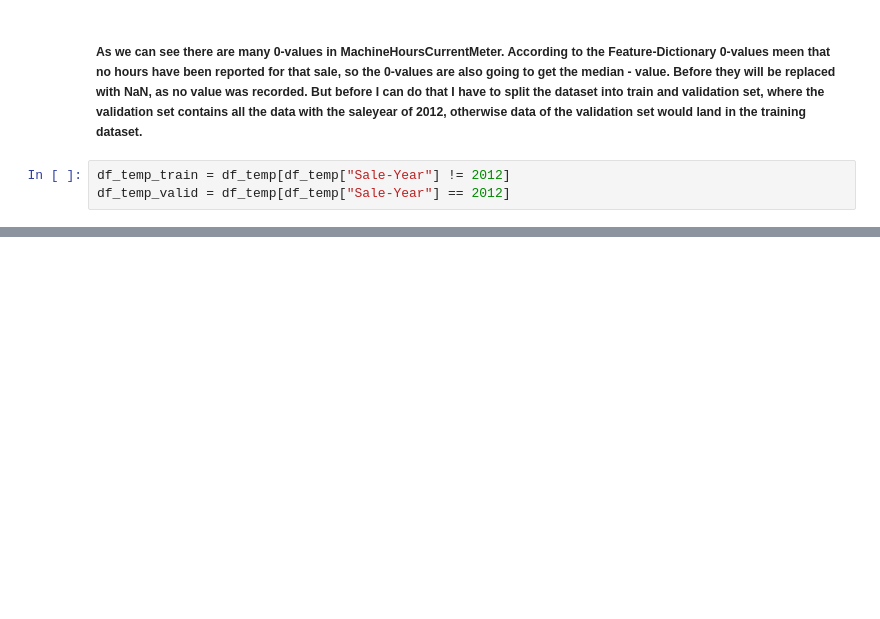
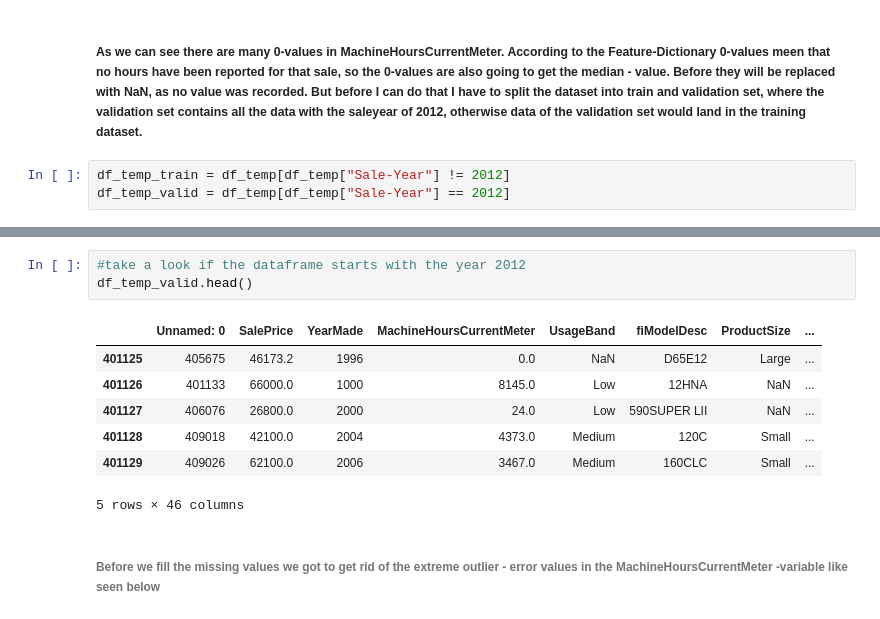
Before and after one commit to Ritsch1/Bulldozer-Prizing-Regression-Model, a Jupyter notebook: notebook/Bulldozer-Pricing-Regression-Model.ipynb, the cells around one changed output, grey strips where cells are left out. Cells and saved outputs as stored; diff of their text form; blank space fills up the shorter version.

```diff
--- a/notebook/Bulldozer-Pricing-Regression-Model.ipynb
+++ b/notebook/Bulldozer-Pricing-Regression-Model.ipynb
@@ -348,0 +360,13 @@ df_temp_valid = df_temp[df_temp["Sale-Year"] == 2012]
+# %%
+#take a look if the dataframe starts with the year 2012
+df_temp_valid.head()
+# %% [output]
+|  | Unnamed: 0 | SalePrice | YearMade | MachineHoursCurrentMeter | UsageBand | fiModelDesc | ProductSize | ... |
+| 401125 | 405675 | 46173.2 | 1996 | 0.0 | NaN | D65E12 | Large | ... |
+| 401126 | 401133 | 66000.0 | 1000 | 8145.0 | Low | 12HNA | NaN | ... |
+| 401127 | 406076 | 26800.0 | 2000 | 24.0 | Low | 590SUPER LII | NaN | ... |
+| 401128 | 409018 | 42100.0 | 2004 | 4373.0 | Medium | 120C | Small | ... |
+| 401129 | 409026 | 62100.0 | 2006 | 3467.0 | Medium | 160CLC | Small | ... |
+5 rows × 46 columns
+# %% [markdown]
+###### Before we fill the missing values we got to get rid of the extreme outlier - error values in the MachineHoursCurrentMeter -variable like seen below
```
Also changed, not shown: parts of 5 cells of this notebook.
